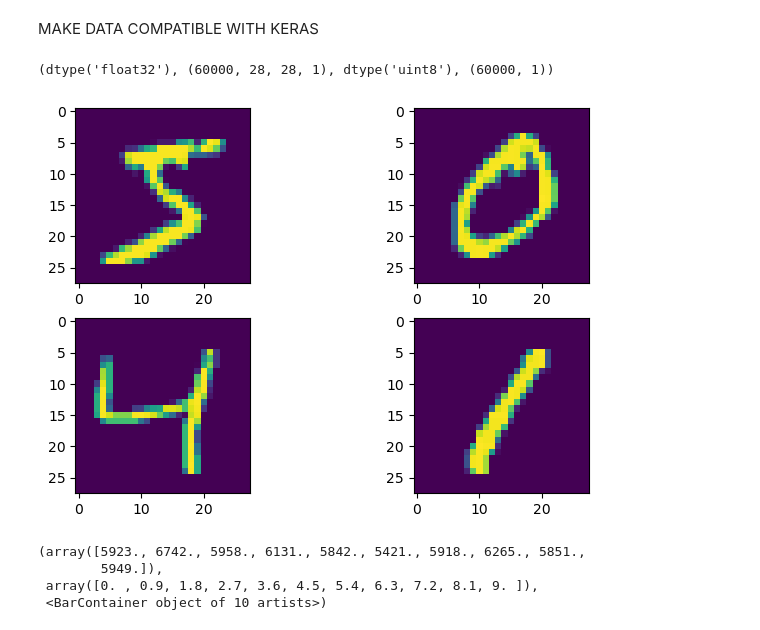
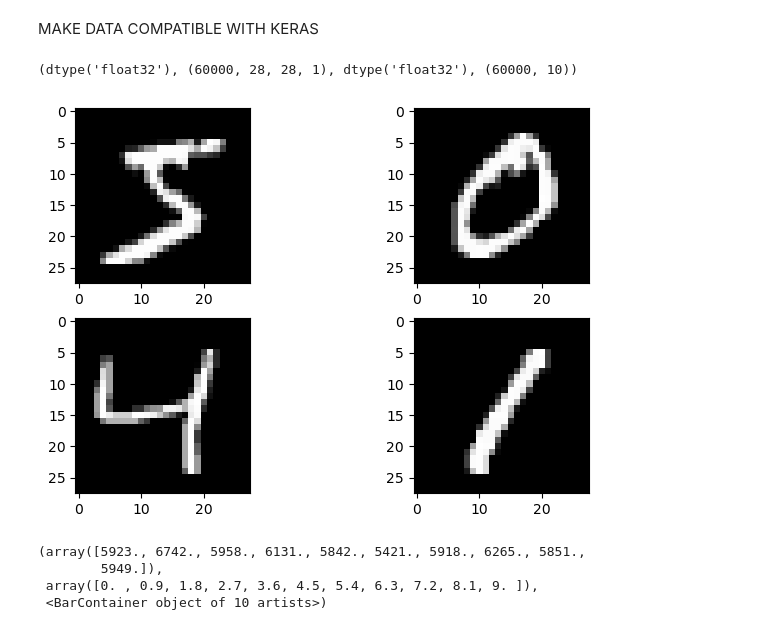
Before and after one commit to kinsDev/Multi-Backend-Deep-Learning-with-Keras, a Jupyter notebook: loading_dataset_withKeras.ipynb, the cells around one changed output. Saved outputs shown, nothing was run; the diff lists cells and outputs as text; code cells hidden in the pictures.

```diff
--- a/loading_dataset_withKeras.ipynb
+++ b/loading_dataset_withKeras.ipynb
@@ -16,14 +18,14 @@ x_train.dtype, x_train.shape, y_train.dtype, y_train.shape
 # %% [markdown]
 MAKE DATA COMPATIBLE WITH KERAS
 # %%
-x_train = np.expand_dims(x_train, axis = -1).astype('float32')
-x_test = np.expand_dims(x_test, axis = -1).astype('float32')
-y_train = np.expand_dims(y_train, axis = -1)
-y_test = np.expand_dims(y_test, axis = -1)
+x_train = x_train.reshape(x_train.shape[0], 28, 28, 1).astype('float32') / 255
+x_test = x_test.reshape(x_test.shape[0], 28, 28, 1).astype('float32') / 255
+y_train = keras.utils.to_categorical(y_train, 10)
+y_test = keras.utils.to_categorical(y_test, 10)
 # %%
 x_train.dtype, x_train.shape, y_train.dtype, y_train.shape
 # %% [output]
-(dtype('float32'), (60000, 28, 28, 1), dtype('uint8'), (60000, 1))
+(dtype('float32'), (60000, 28, 28, 1), dtype('float32'), (60000, 10))
 # %%
 train = (x_train, y_train)
 test = (x_test, y_test)
@@ -32,8 +34,8 @@ import matplotlib.pyplot as plt
 # %%
 fig, axes = plt.subplots(2, 2, figsize = (8, 5))
 for i in range(len(axes)):
     for j in range(len(axes)):
-        axes[i][j].imshow(train[0][i*len(axes)+j])
+        axes[i][j].imshow(train[0][i*len(axes)+j].reshape(28, 28), cmap = 'gray')
 # %% [output]
-[figure, old version]
+[figure, new version]
 # %%
```
Also changed, not shown: parts of 4 cells of this notebook.
